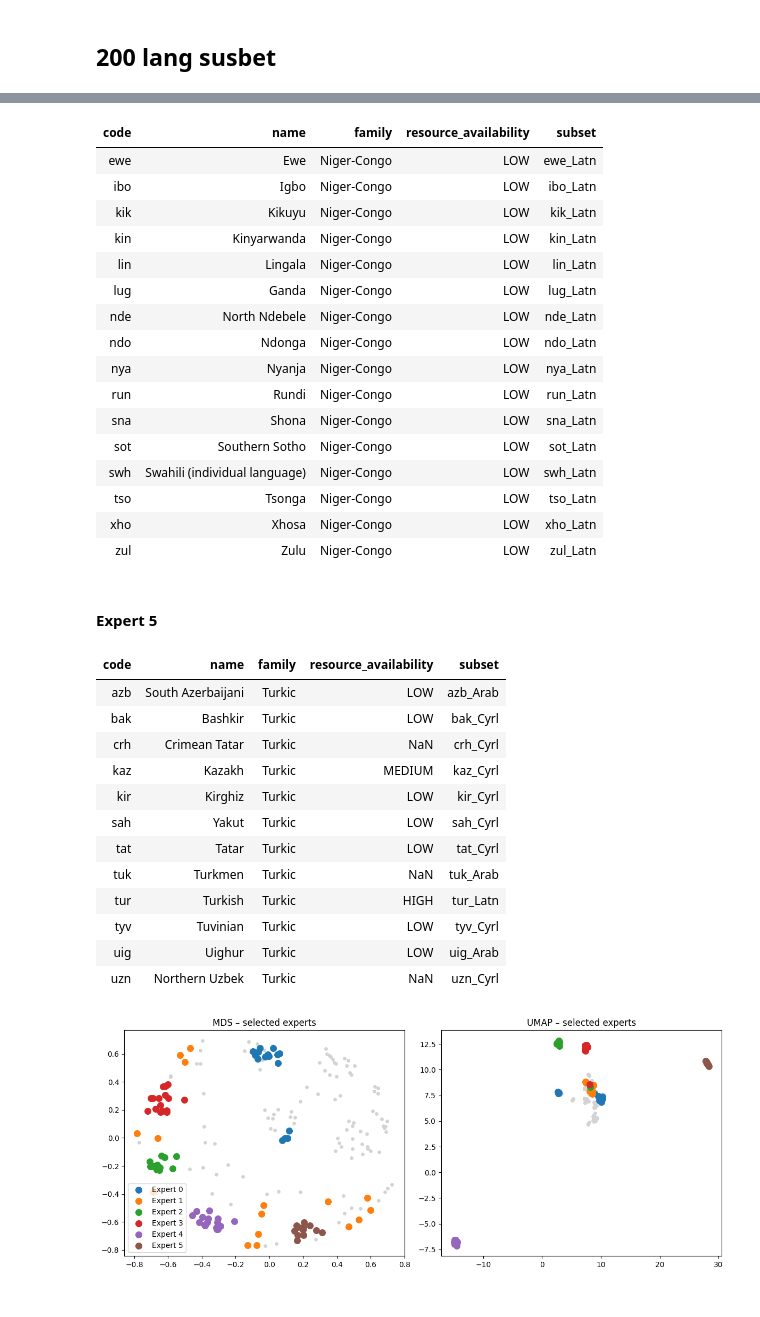
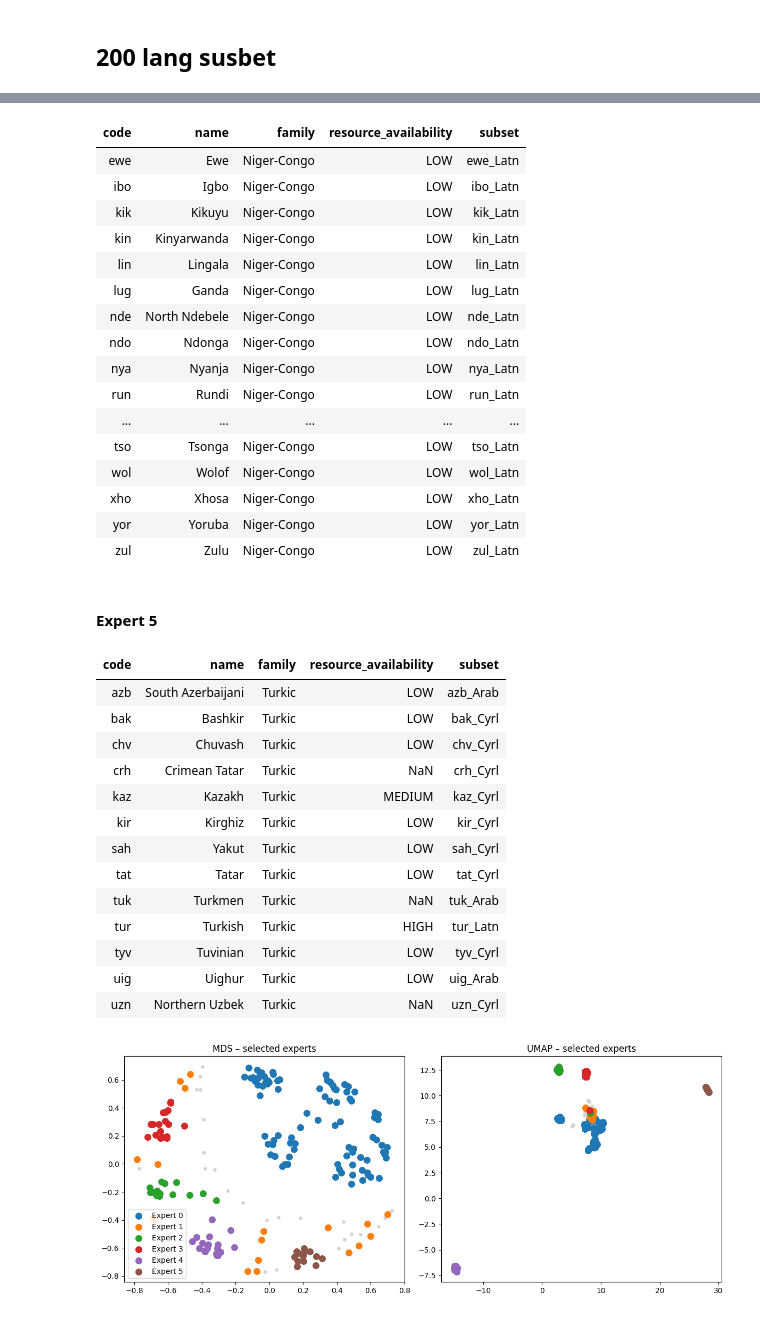
Before and after one commit to dice-group/HTYLLM-PG, a Jupyter notebook: approaches/CoLA/tools/two_stage_clustering/language_family_tree_based.ipynb, the cells around one changed output, grey strips where cells are left out. Cells and saved outputs as stored; diff of their text form; code cells hidden in the pictures.

```diff
--- a/approaches/CoLA/tools/two_stage_clustering/language_family_tree_based.ipynb
+++ b/approaches/CoLA/tools/two_stage_clustering/language_family_tree_based.ipynb
@@ -436,16 +540,10 @@ expert_ids, clusters = select_expert_clusters(
     min_cluster_size=12
 )
 
-# 4 subgroups × 4 langs = 16 langs / expert
-experts = {}
-for c in expert_ids:
-    subs = extract_subgroups(
-        clusters[c],
-        matrix,
-        subgroup_size=4,
-        max_subgroups=4
-    )
-    experts[c] = [codes[i] for sg in subs for i in sg]
+experts = {
+    e_idx: [codes[i] for i in clusters[c]]
+    for e_idx, c in enumerate(expert_ids)
+}
 
 display_expert_config(experts, df)
 plot_selected_experts(matrix, codes, experts)
@@ -520,34 +622,35 @@ Expert 3
 | zsm | Standard Malay | Austronesian | NaN | zsm_Arab |
 Expert 4
 | code | name | family | resource_availability | subset |
 | ewe | Ewe | Niger-Congo | LOW | ewe_Latn |
 | ibo | Igbo | Niger-Congo | LOW | ibo_Latn |
 | kik | Kikuyu | Niger-Congo | LOW | kik_Latn |
 | kin | Kinyarwanda | Niger-Congo | LOW | kin_Latn |
 | lin | Lingala | Niger-Congo | LOW | lin_Latn |
 | lug | Ganda | Niger-Congo | LOW | lug_Latn |
 | nde | North Ndebele | Niger-Congo | LOW | nde_Latn |
 | ndo | Ndonga | Niger-Congo | LOW | ndo_Latn |
 | nya | Nyanja | Niger-Congo | LOW | nya_Latn |
 | run | Rundi | Niger-Congo | LOW | run_Latn |
-| sna | Shona | Niger-Congo | LOW | sna_Latn |
-| sot | Southern Sotho | Niger-Congo | LOW | sot_Latn |
-| swh | Swahili (individual language) | Niger-Congo | LOW | swh_Latn |
+| ... | ... | ... | ... | ... |
 | tso | Tsonga | Niger-Congo | LOW | tso_Latn |
+| wol | Wolof | Niger-Congo | LOW | wol_Latn |
 | xho | Xhosa | Niger-Congo | LOW | xho_Latn |
+| yor | Yoruba | Niger-Congo | LOW | yor_Latn |
 | zul | Zulu | Niger-Congo | LOW | zul_Latn |
 Expert 5
 | code | name | family | resource_availability | subset |
 | azb | South Azerbaijani | Turkic | LOW | azb_Arab |
 | bak | Bashkir | Turkic | LOW | bak_Cyrl |
+| chv | Chuvash | Turkic | LOW | chv_Cyrl |
 | crh | Crimean Tatar | Turkic | NaN | crh_Cyrl |
 | kaz | Kazakh | Turkic | MEDIUM | kaz_Cyrl |
 | kir | Kirghiz | Turkic | LOW | kir_Cyrl |
 | sah | Yakut | Turkic | LOW | sah_Cyrl |
 | tat | Tatar | Turkic | LOW | tat_Cyrl |
 | tuk | Turkmen | Turkic | NaN | tuk_Arab |
 | tur | Turkish | Turkic | HIGH | tur_Latn |
 | tyv | Tuvinian | Turkic | LOW | tyv_Cyrl |
 | uig | Uighur | Turkic | LOW | uig_Arab |
 | uzn | Northern Uzbek | Turkic | NaN | uzn_Cyrl |
-[figure, old version]
+[figure, new version]
```
Also changed, not shown: parts of 6 cells of this notebook.
